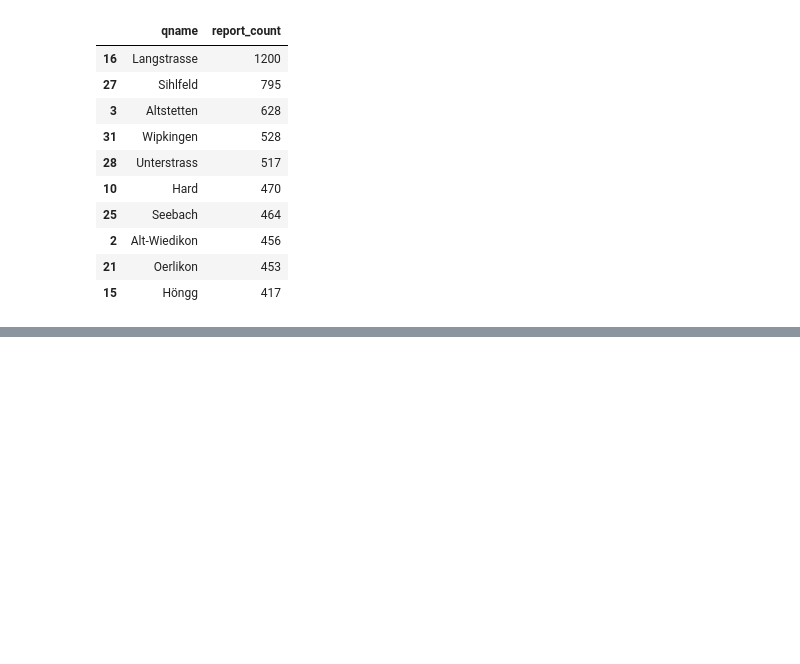
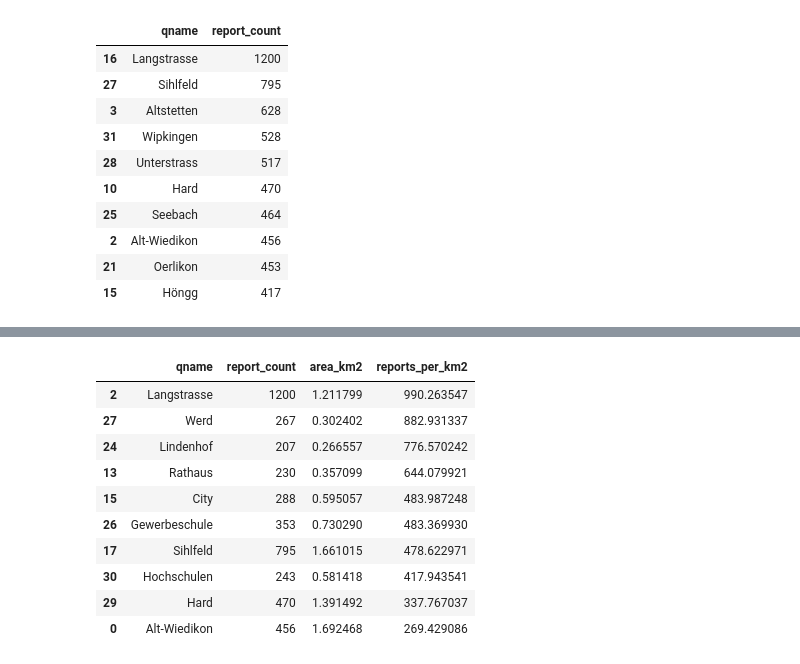
Before and after one commit to gldlauma/SDS210_IndividualProject, a Jupyter notebook: notebooks/03_R3.ipynb, the cells around one changed output, grey strips where cells are left out. Cells and saved outputs as stored; diff of their text form; code cells hidden in the pictures; blank space fills up the shorter version.

```diff
--- a/notebooks/03_R3.ipynb
+++ b/notebooks/03_R3.ipynb
@@ -197,3 +259,27 @@ quartiere_reports[["qname", "report_count"]].sort_values(
+# %%
+# Quartier area in km² (geometry is in LV95, so .area gives m²)
+quartiere_rates["area_km2"] = quartiere_rates.geometry.area / 1_000_000
+
+# Reports per km²
+quartiere_rates["reports_per_km2"] = (
+    quartiere_rates["report_count"] / quartiere_rates["area_km2"]
+)
+
+quartiere_rates[
+    ["qname", "report_count", "area_km2", "reports_per_km2"]
+].sort_values("reports_per_km2", ascending=False).head(10)
+# %% [output]
+|  | qname | report_count | area_km2 | reports_per_km2 |
+| 2 | Langstrasse | 1200 | 1.211799 | 990.263547 |
+| 27 | Werd | 267 | 0.302402 | 882.931337 |
+| 24 | Lindenhof | 207 | 0.266557 | 776.570242 |
+| 13 | Rathaus | 230 | 0.357099 | 644.079921 |
+| 15 | City | 288 | 0.595057 | 483.987248 |
+| 26 | Gewerbeschule | 353 | 0.730290 | 483.369930 |
+| 17 | Sihlfeld | 795 | 1.661015 | 478.622971 |
+| 30 | Hochschulen | 243 | 0.581418 | 417.943541 |
+| 29 | Hard | 470 | 1.391492 | 337.767037 |
+| 0 | Alt-Wiedikon | 456 | 1.692468 | 269.429086 |
 # %%
 import matplotlib.pyplot as plt
 
```
Also changed, not shown: parts of 11 cells of this notebook, 4 other files.
